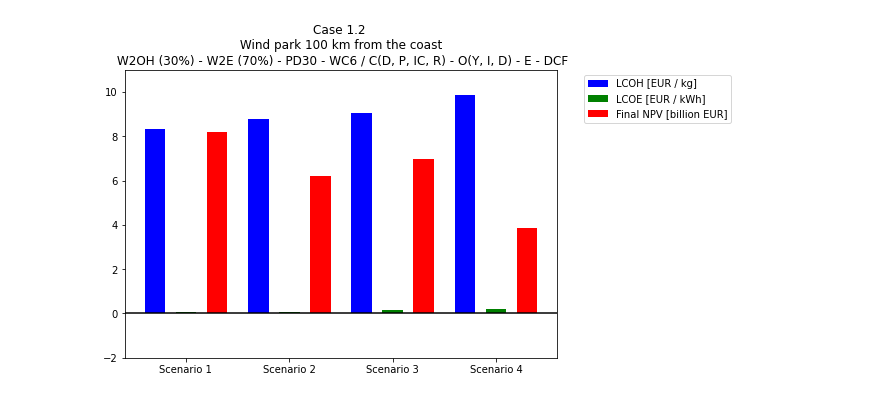
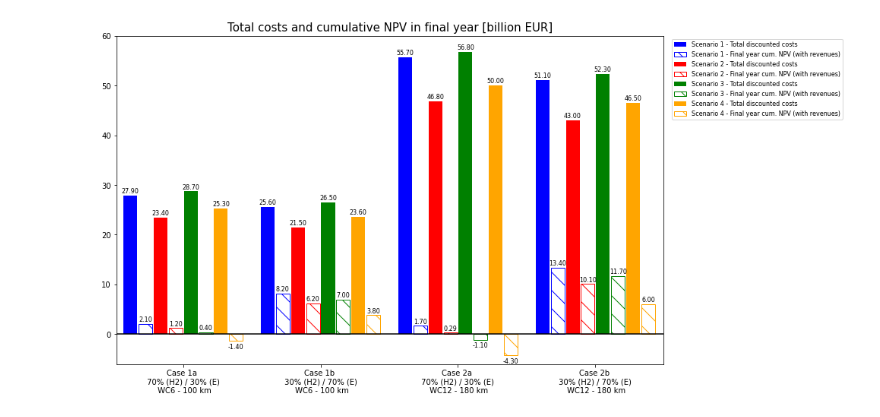
Before and after one commit to VanOord/OpenSCSim, a Jupyter notebook: Results analysis.ipynb, the cells around one changed output. Cells and saved outputs as stored; diff of their text form; code cells hidden in the pictures.

```diff
--- a/Results analysis.ipynb
+++ b/Results analysis.ipynb
@@ -42,38 +100,60 @@ plt.show()
 # %%
-#Case 1.2
-
-data = [[8.34, 8.80, 9.05, 9.84],
-        [0.08, 0.08, 0.16, 0.19], #veranderen naar EUR / MWh
-        [8.20, 6.20, 6.96, 3.84],]
+data = [[27.9, 25.6, 55.7, 51.1],
+        [2.1, 8.2, 1.7, 13.4],
+        [23.4, 21.5, 46.8, 43.0],
+        [1.2, 6.2, 0.29, 10.1],
+        [28.7, 26.5, 56.8, 52.3],
+        [0.4, 7.0, -1.1, 11.7],
+        [25.3, 23.6, 50.0, 46.5],
+        [-1.4, 3.8, -4.3, 6.0]]
 
 X = np.arange(4)
-fig = plt.figure()
+fig = plt.figure(figsize=(10, 6))
 ax = fig.add_axes([0,0,1,1])
 
 # define the width of each bar and the spacing between them
-bar_width = 0.2
-bar_spacing = 0.1
+bar_width = 0.1
+bar_spacing = 0.01
 
-ax.bar(X, data[0], color='b', width=bar_width, label='LCOH [EUR / kg]')
-ax.bar(X + bar_width + bar_spacing, data[1], color='g', width=bar_width, label='LCOE [EUR / kWh]')
-ax.bar(X + 2 * (bar_width + bar_spacing), data[2], color='r', width=bar_width, label='Final NPV [billion EUR]')
+ax.bar(X, data[0], color='b', width=bar_width, label='Scenario 1 - Total discounted costs')
+ax.bar(X + bar_width + bar_spacing, data[1], color='white', edgecolor='b', width=bar_width, hatch='\\', label='Scenario 1 - Final year cum. NPV (with revenues)')
+ax.bar(X + 2 * (bar_width + bar_spacing), data[2], color='r', width=bar_width, label='Scenario 2 - Total discounted costs')
+ax.bar(X + 3 * (bar_width + bar_spacing), data[3], color='white', edgecolor='r', width=bar_width, hatch='\\', label='Scenario 2 - Final year cum. NPV (with revenues)')
+ax.bar(X + 4 * (bar_width + bar_spacing), data[4], color='g', width=bar_width, label='Scenario 3 - Total discounted costs')
+ax.bar(X + 5 * (bar_width + bar_spacing), data[5], color='white', edgecolor='g', width=bar_width, hatch='\\', label='Scenario 3 - Final year cum. NPV (with revenues)')
+ax.bar(X + 6 * (bar_width + bar_spacing), data[6], color='orange', width=bar_width, label='Scenario 4 - Total discounted costs')
+ax.bar(X + 7 * (bar_width + bar_spacing), data[7], color='white', edgecolor='orange', width=bar_width, hatch='\\', label='Scenario 4 - Final year cum. NPV (with revenues)')
 
-# set the x-axis labels
-ax.set_xticks(X + bar_width + bar_spacing)
-ax.set_xticklabels(['Scenario 1', 'Scenario 2', 'Scenario 3', 'Scenario 4'])
+# set the x-axis limits
+ax.set_xlim(-bar_width, len(X) - 1 + 8 * (bar_width + bar_spacing))
+
+# set the x-axis tick marks in the middle of each group of bars
+ax.set_xticks(X + 3.5 * (bar_width + bar_spacing))
+ax.set_xticklabels(['Case 1a \n 70% (H2) / 30% (E) \n WC6 - 100 km', 'Case 1b \n 30% (H2) / 70% (E) \n WC6 - 100 km', 'Case 2a \n 70% (H2) / 30% (E) \n WC12 - 180 km', 'Case 2b \n 30% (H2) / 70% (E) \n WC12 - 180 km'])
 
 # set y-axis limits
-ax.set_ylim(-2, 11)
+ax.set_ylim(-6, 60)
+
+# add horizontal line at y=0
+ax.axhline(0, color='black')
 
 # add legend
-ax.legend(bbox_to_anchor=(1.05, 1), loc='upper left')
+ax.legend(bbox_to_anchor=(1.01, 1), loc='upper left', fontsize = 8)
 
-# add horizontal line at y=0
-ax.axhline(0, color='k')
+# define the font size for the values
+value_fontsize = 8
+
+# loop over the data and add the values above each bar
+for i in range(len(X)):
+    for j in range(len(data)):
+        if data[j][i] < 0:
+            ax.text(X[i] + j * (bar_width + bar_spacing), data[j][i]-1.5, f'{data[j][i]:.2f}', ha='center', fontsize=value_fontsize)
+        else:
+            ax.text(X[i] + j * (bar_width + bar_spacing), data[j][i]+0.5, f'{data[j][i]:.2f}', ha='center', fontsize=value_fontsize)
 
 # set the title
-ax.set_title('Case 1.2 \n Wind park 100 km from the coast \n W2OH (30%) - W2E (70%) - PD30 - WC6 / C(D, P, IC, R) - O(Y, I, D) - E - DCF', fontsize=12)
+ax.set_title('Total costs and cumulative NPV in final year [billion EUR]', fontsize=15)
 
 plt.show()
 # %% [output]
-[figure, old version]
+[figure, new version]
```
Also changed, not shown: parts of 2 cells of this notebook, 2 other files.
